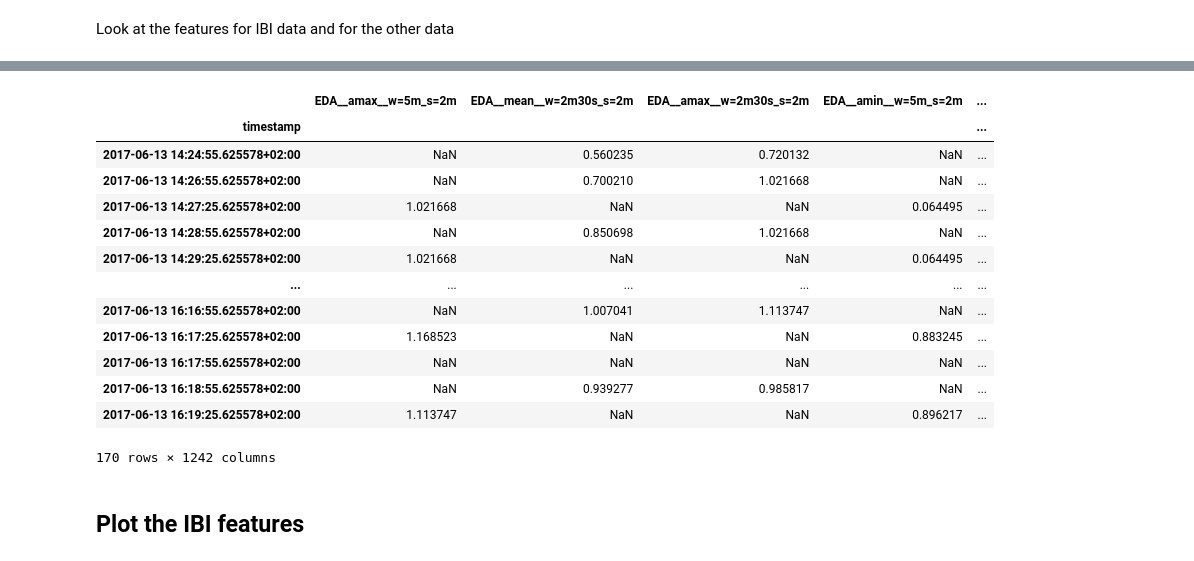
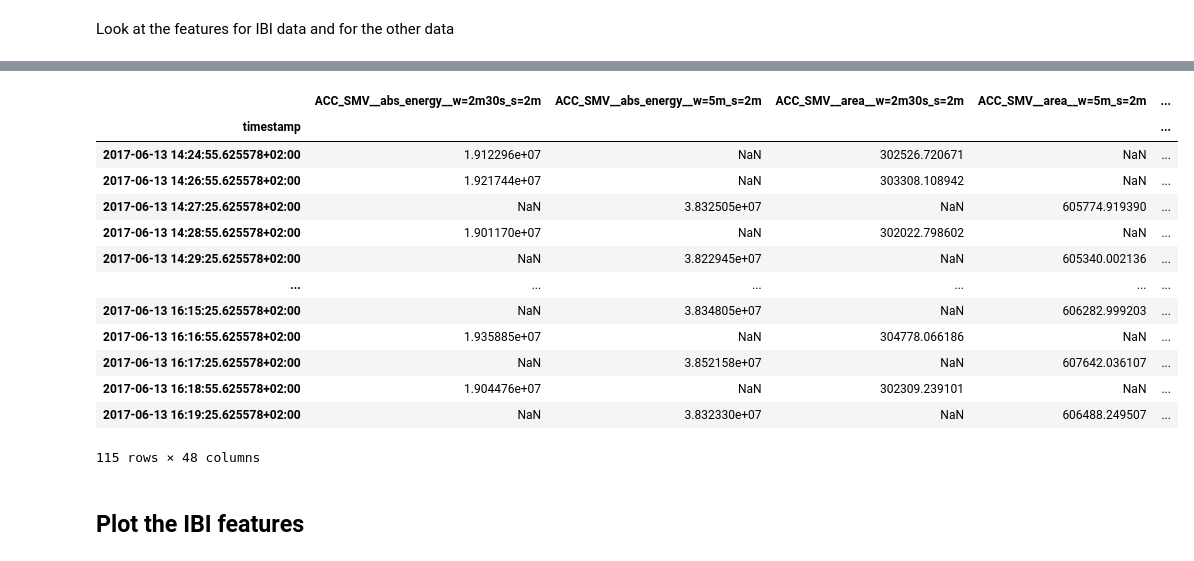
Before and after one commit to predict-idlab/tsflex, a Jupyter notebook: examples/tsflex_paper.ipynb, the cells around one changed output, grey strips where cells are left out. Cells and saved outputs as stored; diff of their text form; code cells hidden in the pictures.

```diff
--- a/examples/tsflex_paper.ipynb
+++ b/examples/tsflex_paper.ipynb
@@ -18,6 +8,11 @@ data = [df_tmp, df_acc, df_gsr, df_ibi]
+# %%
+from tsflex.utils.data import load_empatica_data
+
+df_tmp, df_acc, df_ibi = load_empatica_data(["tmp", "acc", "ibi"])
 # %%
 from pandas.tseries.frequencies import to_offset
 
+data = [df_tmp, df_acc, df_ibi]
 for df in data:
     print("Time-series:", df.columns.values)
     print(df.shape)
@@ -134,41 +118,28 @@ plt.tight_layout()
 # %% [markdown]
 # tsflex feature extraction
 # %%
-from tsflex.features import MultipleFeatureDescriptors, FeatureCollection, FuncWrapper
+from tsflex.features import MultipleFeatureDescriptors, FeatureCollection
+from tsflex.features.integrations import seglearn_feature_dict_wrapper
 from tsflex.features.utils import make_robust
-from tsflex.features.integrations import tsfresh_settings_wrapper
 
 # Import / create the feature functions
-from scipy.stats import skew
-from tsfresh.feature_extraction import EfficientFCParameters
-
-def area(sig: np.ndarray) -> float:
-    return np.sum(np.abs(sig))
-
-spectral_features = tsfresh_settings_wrapper(
-    {key: EfficientFCParameters()[key] for key in ["fft_coefficient", "fft_aggregated"]}
-)
+from seglearn.feature_functions import base_features
+def area(sig: np.ndarray): return np.sum(np.abs(sig))
 
 # Create the feature descriptors
 general_feats = MultipleFeatureDescriptors(
-        functions=[np.min, np.max, np.mean, np.std],
-        series_names=["ACC_SMV", "EDA", "TMP"],
+        functions=seglearn_feature_dict_wrapper(base_features()) + [area],
+        series_names=["ACC_SMV", "TMP"],
         windows=["5min", "2.5min"], strides="2min",
 )
-eda_feats = MultipleFeatureDescriptors(
-        functions= spectral_features + [skew, area], series_names="EDA",
-        windows=["7.5min", "5min", "2.5min"], strides="2min",
-)
 ibi_feats = MultipleFeatureDescriptors(
-    functions= [make_robust(f) for f in [np.min, np.max, np.mean, np.std]] + [len],
+    [make_robust(f) for f in [np.min, np.max, np.mean, np.std]] + [len],
     series_names="IBI", windows="5min", strides="2min"
 )
 
-# Create the feature collection
-feature_collection = FeatureCollection(
-    feature_descriptors=[general_feats, eda_feats, ibi_feats]
-)
-feature_collection
+# Create the feature collection & calculate the features
+fc = FeatureCollection(feature_descriptors=[general_feats, ibi_feats])
+fc
 # %% [output]
 ACC_SMV: (
         win: 5m    , stride: 2m: [
@@ -189,6 +160,6 @@ ACC_SMV: (
 )
 # %%
 # Calculate the features
-features_df = feature_collection.calculate(out_data, return_df=True, approve_sparsity=True)
-features_df
+feat_df = fc.calculate(out_data, return_df=True, approve_sparsity=True)
+feat_df
 # %% [output]
@@ -234,22 +205,22 @@ ibi_features
 # %%
-other_features = features_df[[c for c in features_df.columns if not 'IBI_' in c]]
+other_features = feat_df[[c for c in feat_df.columns if not 'IBI_' in c]]
 other_features = other_features[other_features.isna().sum(axis=1) < len(other_features.columns)]
 other_features
 # %% [output]
-|  | EDA__amax__w=5m_s=2m | EDA__mean__w=2m30s_s=2m | EDA__amax__w=2m30s_s=2m | EDA__amin__w=5m_s=2m | ... |
+|  | ACC_SMV__abs_energy__w=2m30s_s=2m | ACC_SMV__abs_energy__w=5m_s=2m | ACC_SMV__area__w=2m30s_s=2m | ACC_SMV__area__w=5m_s=2m | ... |
 | timestamp |  |  |  |  | ... |
-| 2017-06-13 14:24:55.625578+02:00 | NaN | 0.560235 | 0.720132 | NaN | ... |
-| 2017-06-13 14:26:55.625578+02:00 | NaN | 0.700210 | 1.021668 | NaN | ... |
-| 2017-06-13 14:27:25.625578+02:00 | 1.021668 | NaN | NaN | 0.064495 | ... |
-| 2017-06-13 14:28:55.625578+02:00 | NaN | 0.850698 | 1.021668 | NaN | ... |
-| 2017-06-13 14:29:25.625578+02:00 | 1.021668 | NaN | NaN | 0.064495 | ... |
+| 2017-06-13 14:24:55.625578+02:00 | 1.912296e+07 | NaN | 302526.720671 | NaN | ... |
+| 2017-06-13 14:26:55.625578+02:00 | 1.921744e+07 | NaN | 303308.108942 | NaN | ... |
+| 2017-06-13 14:27:25.625578+02:00 | NaN | 3.832505e+07 | NaN | 605774.919390 | ... |
+| 2017-06-13 14:28:55.625578+02:00 | 1.901170e+07 | NaN | 302022.798602 | NaN | ... |
+| 2017-06-13 14:29:25.625578+02:00 | NaN | 3.822945e+07 | NaN | 605340.002136 | ... |
 | ... | ... | ... | ... | ... | ... |
-| 2017-06-13 16:16:55.625578+02:00 | NaN | 1.007041 | 1.113747 | NaN | ... |
-| 2017-06-13 16:17:25.625578+02:00 | 1.168523 | NaN | NaN | 0.883245 | ... |
-| 2017-06-13 16:17:55.625578+02:00 | NaN | NaN | NaN | NaN | ... |
-| 2017-06-13 16:18:55.625578+02:00 | NaN | 0.939277 | 0.985817 | NaN | ... |
-| 2017-06-13 16:19:25.625578+02:00 | 1.113747 | NaN | NaN | 0.896217 | ... |
+| 2017-06-13 16:15:25.625578+02:00 | NaN | 3.834805e+07 | NaN | 606282.999203 | ... |
+| 2017-06-13 16:16:55.625578+02:00 | 1.935885e+07 | NaN | 304778.066186 | NaN | ... |
+| 2017-06-13 16:17:25.625578+02:00 | NaN | 3.852158e+07 | NaN | 607642.036107 | ... |
+| 2017-06-13 16:18:55.625578+02:00 | 1.904476e+07 | NaN | 302309.239101 | NaN | ... |
+| 2017-06-13 16:19:25.625578+02:00 | NaN | 3.832330e+07 | NaN | 606488.249507 | ... |
-170 rows × 1242 columns
+115 rows × 48 columns
 # %% [markdown]
 ## Plot the IBI features
 # %%
```
Also changed, not shown: parts of 11 cells of this notebook, 3 other files.
